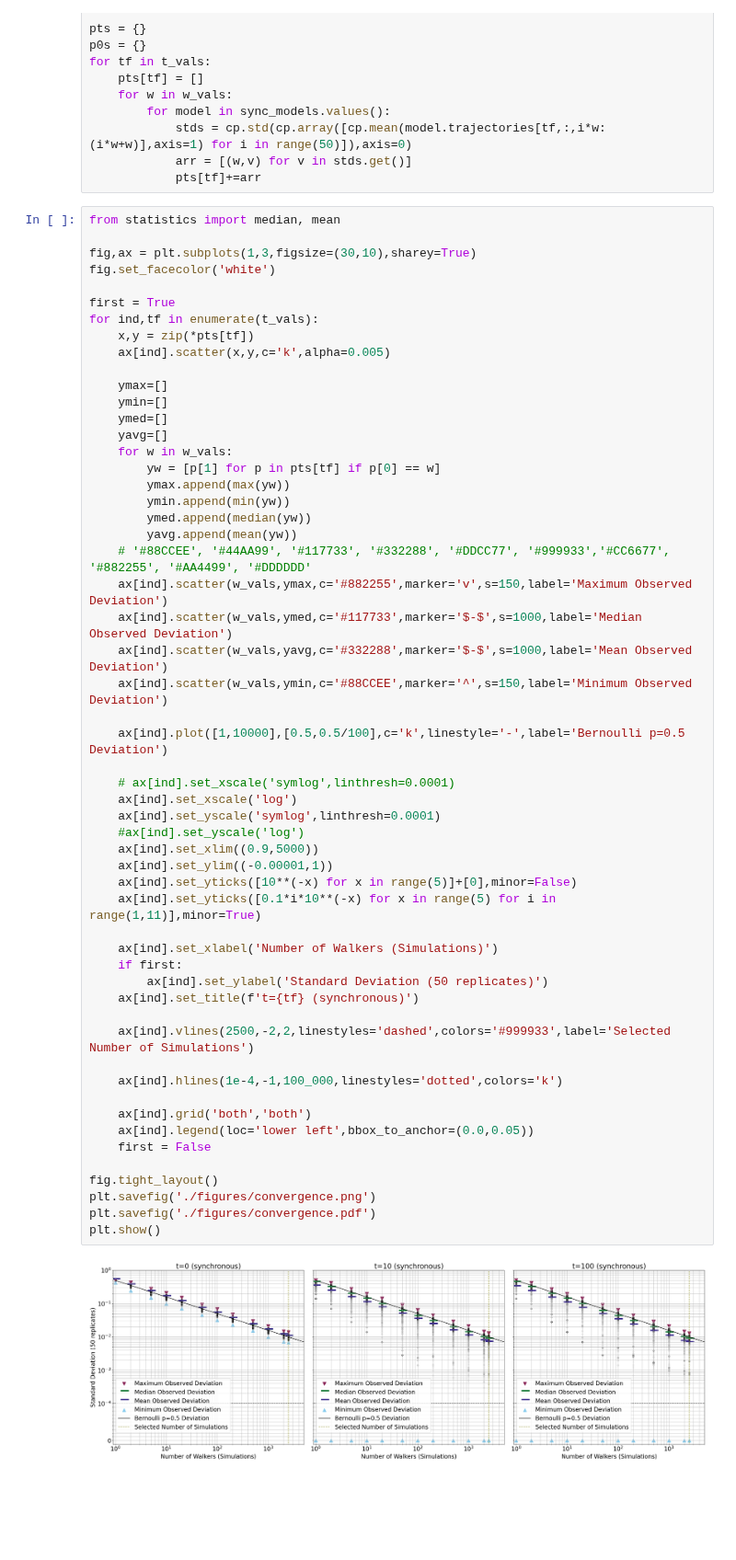
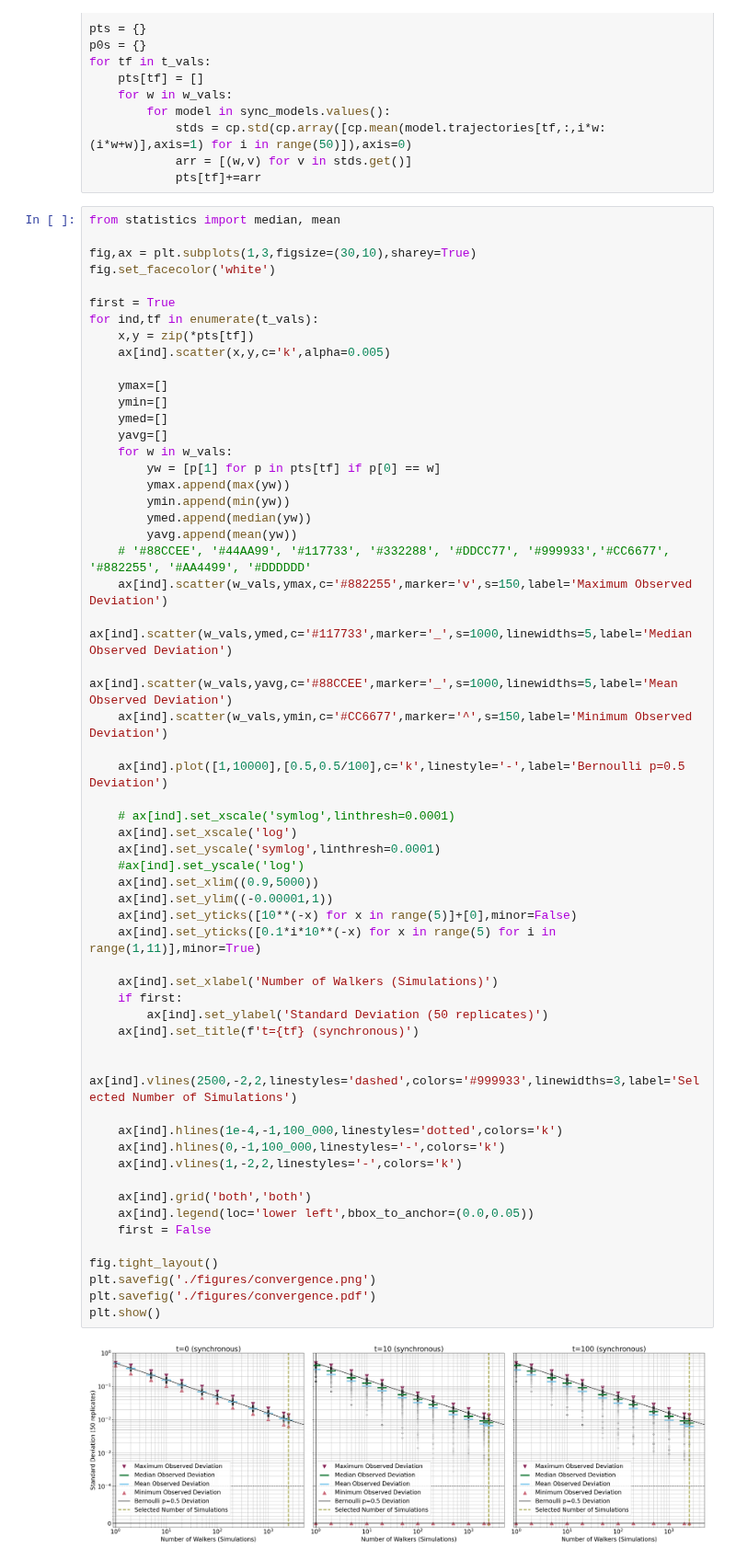
Before and after one commit to kyuhyongpark/cubewalkers-analysis, a Jupyter notebook: convergence_of_averages.ipynb, the cells around one changed output. Shown at 92% size. Drawn from its saved outputs; the diff is of its cells as text; blank space fills up the shorter version.

Commit message:
fixed off-center marker symbols

```diff
--- a/convergence_of_averages.ipynb
+++ b/convergence_of_averages.ipynb
@@ -113,37 +113,39 @@ for ind,tf in enumerate(t_vals):
         yavg.append(mean(yw))
     # '#88CCEE', '#44AA99', '#117733', '#332288', '#DDCC77', '#999933','#CC6677', '#882255', '#AA4499', '#DDDDDD'
     ax[ind].scatter(w_vals,ymax,c='#882255',marker='v',s=150,label='Maximum Observed Deviation')
-    ax[ind].scatter(w_vals,ymed,c='#117733',marker='$-$',s=1000,label='Median Observed Deviation')
-    ax[ind].scatter(w_vals,yavg,c='#332288',marker='$-$',s=1000,label='Mean Observed Deviation')
-    ax[ind].scatter(w_vals,ymin,c='#88CCEE',marker='^',s=150,label='Minimum Observed Deviation')
+    ax[ind].scatter(w_vals,ymed,c='#117733',marker='_',s=1000,linewidths=5,label='Median Observed Deviation')
+    ax[ind].scatter(w_vals,yavg,c='#88CCEE',marker='_',s=1000,linewidths=5,label='Mean Observed Deviation')
+    ax[ind].scatter(w_vals,ymin,c='#CC6677',marker='^',s=150,label='Minimum Observed Deviation')
 
     ax[ind].plot([1,10000],[0.5,0.5/100],c='k',linestyle='-',label='Bernoulli p=0.5 Deviation')
 
     # ax[ind].set_xscale('symlog',linthresh=0.0001)
     ax[ind].set_xscale('log')
     ax[ind].set_yscale('symlog',linthresh=0.0001)
     #ax[ind].set_yscale('log')
     ax[ind].set_xlim((0.9,5000))
     ax[ind].set_ylim((-0.00001,1))
     ax[ind].set_yticks([10**(-x) for x in range(5)]+[0],minor=False)
     ax[ind].set_yticks([0.1*i*10**(-x) for x in range(5) for i in range(1,11)],minor=True)
 
     ax[ind].set_xlabel('Number of Walkers (Simulations)')
     if first:
         ax[ind].set_ylabel('Standard Deviation (50 replicates)')
     ax[ind].set_title(f't={tf} (synchronous)')
 
-    ax[ind].vlines(2500,-2,2,linestyles='dashed',colors='#999933',label='Selected Number of Simulations')
+    ax[ind].vlines(2500,-2,2,linestyles='dashed',colors='#999933',linewidths=3,label='Selected Number of Simulations')
 
     ax[ind].hlines(1e-4,-1,100_000,linestyles='dotted',colors='k')
+    ax[ind].hlines(0,-1,100_000,linestyles='-',colors='k')
+    ax[ind].vlines(1,-2,2,linestyles='-',colors='k')
 
     ax[ind].grid('both','both')
     ax[ind].legend(loc='lower left',bbox_to_anchor=(0.0,0.05))
     first = False
 
 fig.tight_layout()
 plt.savefig('./figures/convergence.png')
 plt.savefig('./figures/convergence.pdf')
 plt.show()
 # %% [output]
-[figure, old version]
+[figure, new version]
```
Also changed, not shown: 2 other files.
